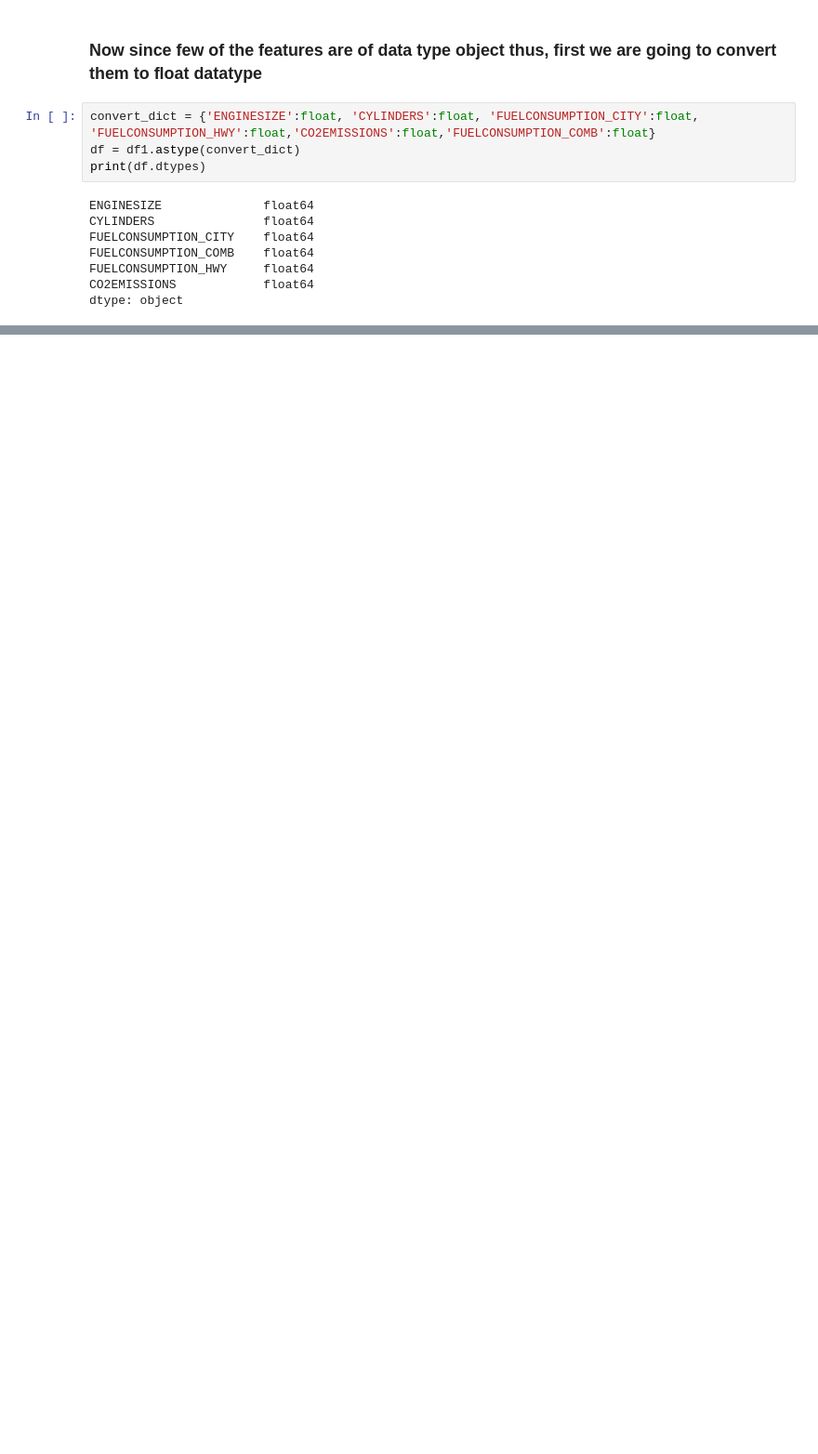
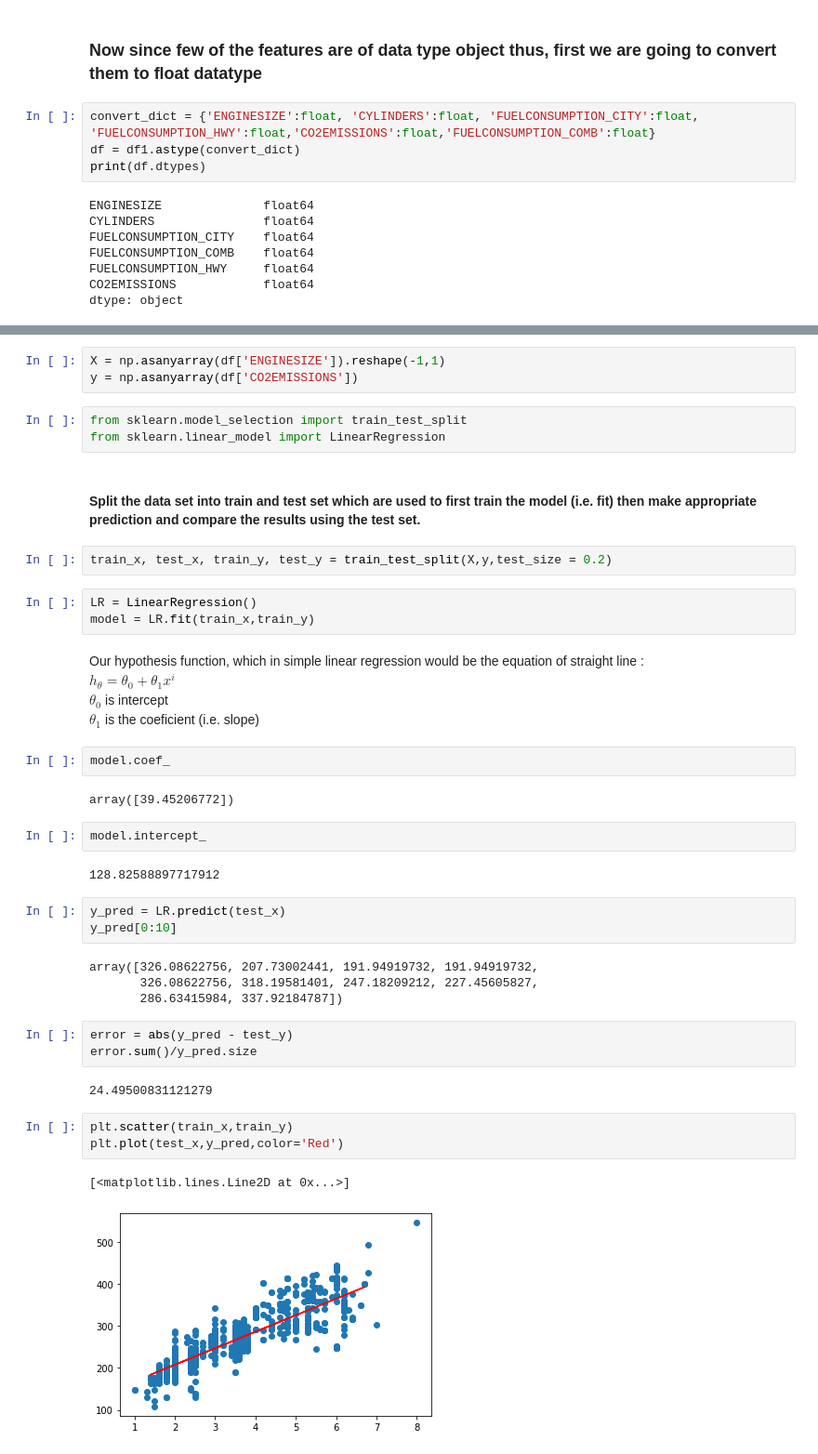
Before and after one commit to tanwar-abhi/Machine_Learning_Workspace, a Jupyter notebook: Regression/FuelConsumption.ipynb, the cells around one changed output, grey strips where cells are left out. Shown at 93% size. Drawn from its saved outputs; the diff is of its cells as text; blank space fills up the shorter version.

Commit message:
Linear Regression

```diff
--- a/Regression/FuelConsumption.ipynb
+++ b/Regression/FuelConsumption.ipynb
@@ -104,0 +127,44 @@ dtype: object
+# %%
+X = np.asanyarray(df['ENGINESIZE']).reshape(-1,1)
+y = np.asanyarray(df['CO2EMISSIONS'])
+# %%
+from sklearn.model_selection import train_test_split
+from sklearn.linear_model import LinearRegression
+# %% [markdown]
+#### Split the data set into train and test set which are used to first train the model (i.e. fit) then make appropriate prediction and compare the results using the test set.
+# %%
+train_x, test_x, train_y, test_y = train_test_split(X,y,test_size = 0.2)
+# %%
+LR = LinearRegression()
+model = LR.fit(train_x,train_y)
+# %% [markdown]
+Our hypothesis function, which in simple linear regression would be the equation of straight line :
+<br/>$ h_{\theta} = \theta_{0} + \theta_{1} x^{i}$
+<br/>$\theta_{0}$ is intercept
+<br/>$\theta_{1}$ is the coeficient (i.e. slope)
+# %%
+model.coef_
+# %% [output]
+array([39.45206772])
+# %%
+model.intercept_
+# %% [output]
+128.82588897717912
+# %%
+y_pred = LR.predict(test_x)
+y_pred[0:10]
+# %% [output]
+array([326.08622756, 207.73002441, 191.94919732, 191.94919732,
+       326.08622756, 318.19581401, 247.18209212, 227.45605827,
+       286.63415984, 337.92184787])
+# %%
+error = abs(y_pred - test_y)
+error.sum()/y_pred.size
+# %% [output]
+24.49500831121279
+# %%
+plt.scatter(train_x,train_y)
+plt.plot(test_x,y_pred,color='Red')
+# %% [output]
+[<matplotlib.lines.Line2D at 0x...>]
+[figure, added]
```
Also changed, not shown: parts of 8 cells of this notebook, 1 other file.
